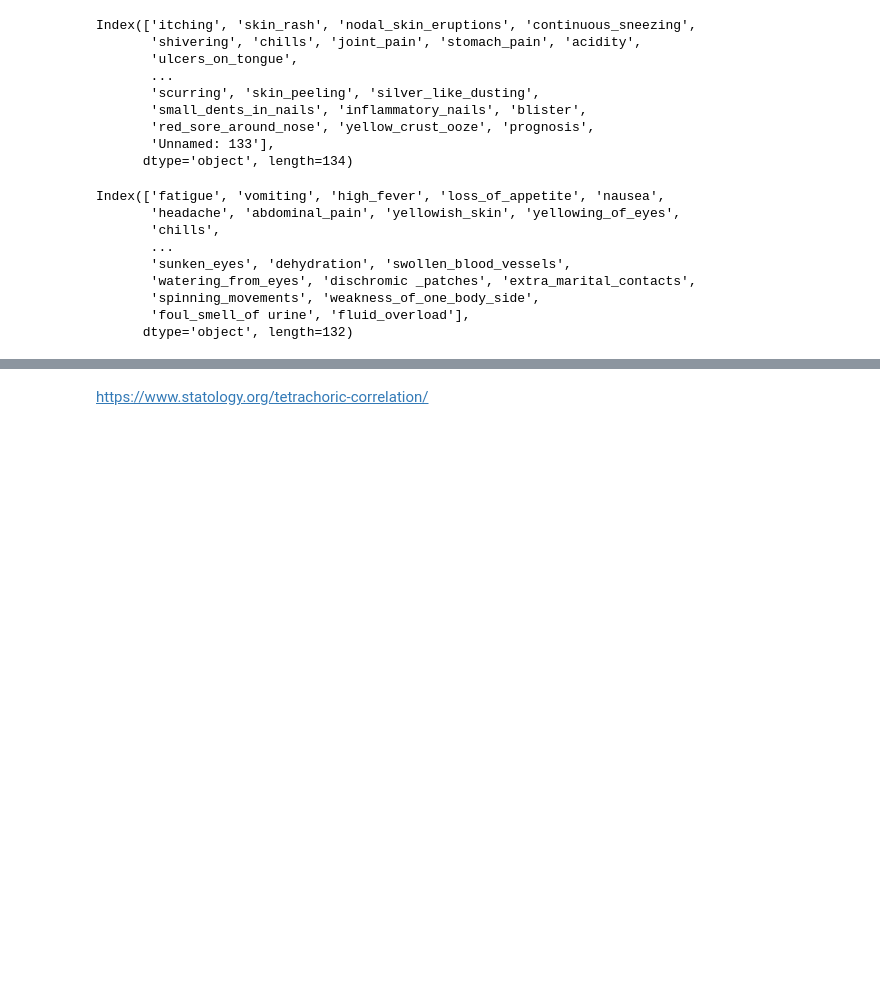
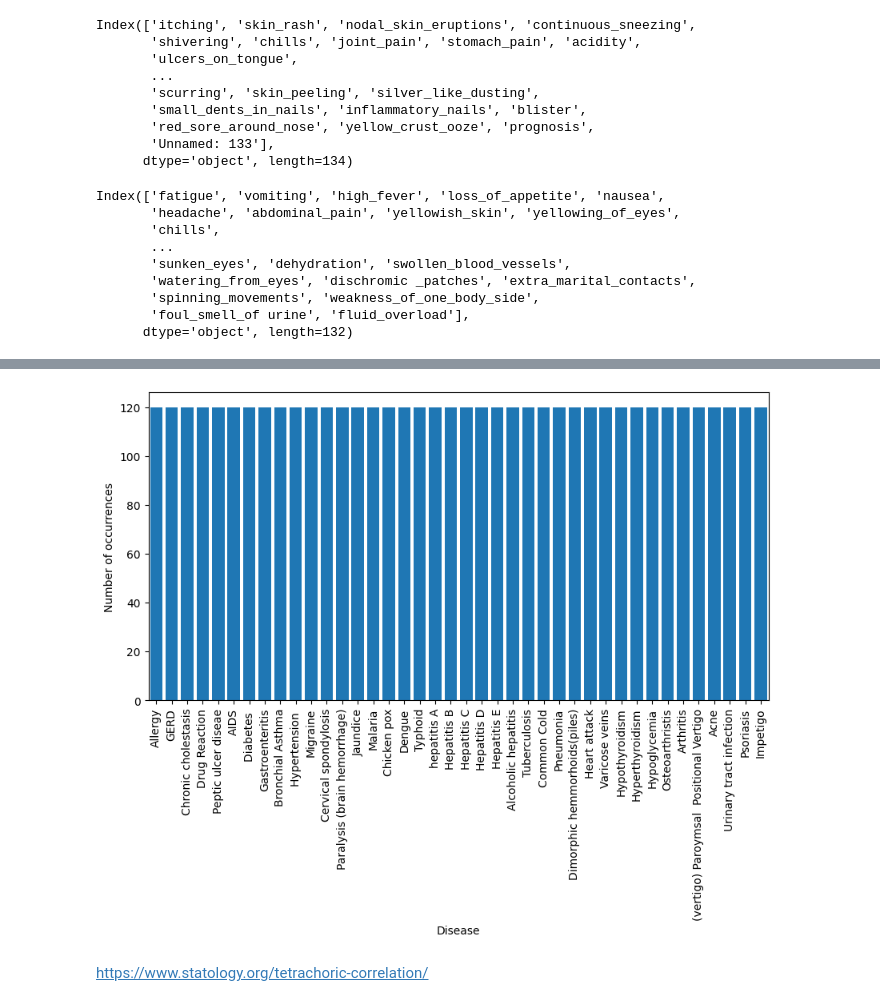
Before and after one commit to pi-sister/544Project, a Jupyter notebook: EDA.ipynb, the cells around one changed output, grey strips where cells are left out. Cells and saved outputs as stored; diff of their text form; code cells hidden in the pictures; blank space fills up the shorter version.

```diff
--- a/EDA.ipynb
+++ b/EDA.ipynb
@@ -125,3 +142,15 @@ plt.show()
+# %%
+label_dist = training_data["prognosis"].value_counts()
+
+plt.figure(figsize=(10, 5))
+plt.bar(label_dist.index, label_dist.values, width = 0.8)
+plt.xlabel("Disease")
+plt.ylabel("Number of occurrences")
+plt.xticks(rotation=90)
+plt.xlim(0.5, len(label_dist) - 0.5)
+plt.show()
+# %% [output]
+[figure, added]
 # %% [markdown]
 https://www.statology.org/tetrachoric-correlation/
 # %%
```
Also changed, not shown: parts of 6 cells of this notebook.
